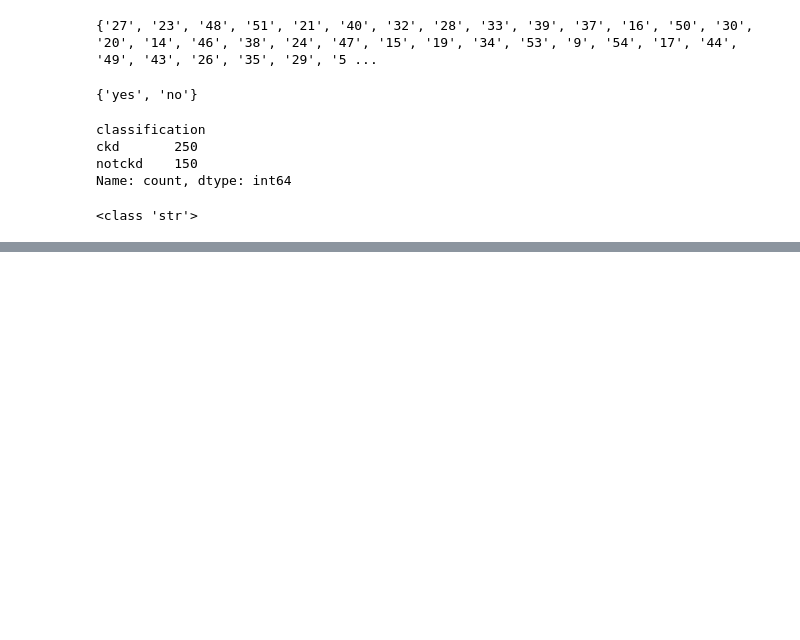
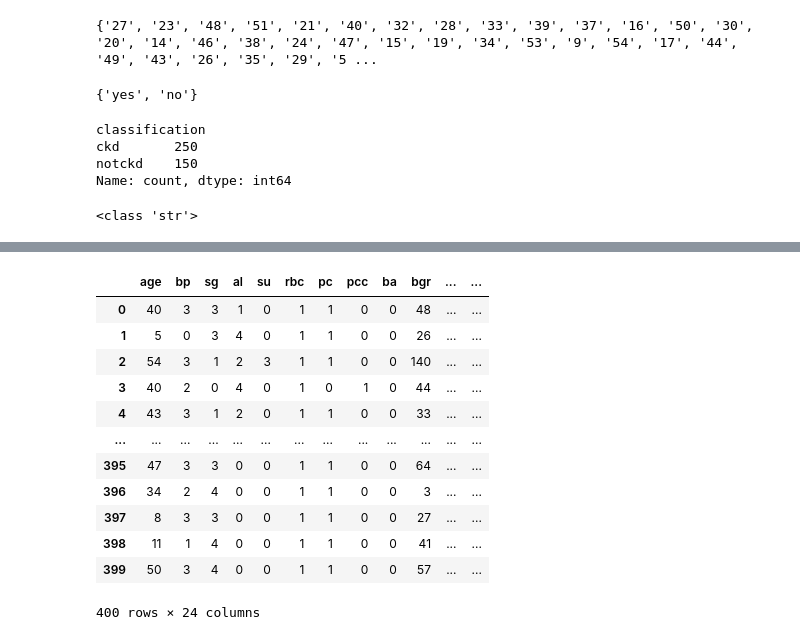
Before and after one commit to VengalaEshwar/project_Ctrl-Alt-Defeat, a Jupyter notebook: ml-model/datapreprocessing.ipynb, the cells around one changed output, grey strips where cells are left out. Cells and saved outputs as stored; diff of their text form; code cells hidden in the pictures; blank space fills up the shorter version.

```diff
--- a/ml-model/datapreprocessing.ipynb
+++ b/ml-model/datapreprocessing.ipynb
@@ -131,0 +157,19 @@ encode.to_csv("final_kidney_disease.csv")
+# %%
+x=encode.drop(['id','classification'],axis=1)
+y=encode['classification']
+# %%
+x
+# %% [output]
+|  | age | bp | sg | al | su | rbc | pc | pcc | ba | bgr | ... | ... |
+| 0 | 40 | 3 | 3 | 1 | 0 | 1 | 1 | 0 | 0 | 48 | ... | ... |
+| 1 | 5 | 0 | 3 | 4 | 0 | 1 | 1 | 0 | 0 | 26 | ... | ... |
+| 2 | 54 | 3 | 1 | 2 | 3 | 1 | 1 | 0 | 0 | 140 | ... | ... |
+| 3 | 40 | 2 | 0 | 4 | 0 | 1 | 0 | 1 | 0 | 44 | ... | ... |
+| 4 | 43 | 3 | 1 | 2 | 0 | 1 | 1 | 0 | 0 | 33 | ... | ... |
+| ... | ... | ... | ... | ... | ... | ... | ... | ... | ... | ... | ... | ... |
+| 395 | 47 | 3 | 3 | 0 | 0 | 1 | 1 | 0 | 0 | 64 | ... | ... |
+| 396 | 34 | 2 | 4 | 0 | 0 | 1 | 1 | 0 | 0 | 3 | ... | ... |
+| 397 | 8 | 3 | 3 | 0 | 0 | 1 | 1 | 0 | 0 | 27 | ... | ... |
+| 398 | 11 | 1 | 4 | 0 | 0 | 1 | 1 | 0 | 0 | 41 | ... | ... |
+| 399 | 50 | 3 | 4 | 0 | 0 | 1 | 1 | 0 | 0 | 57 | ... | ... |
+400 rows × 24 columns
```
Also changed, not shown: parts of 15 cells of this notebook, 8 other files.
